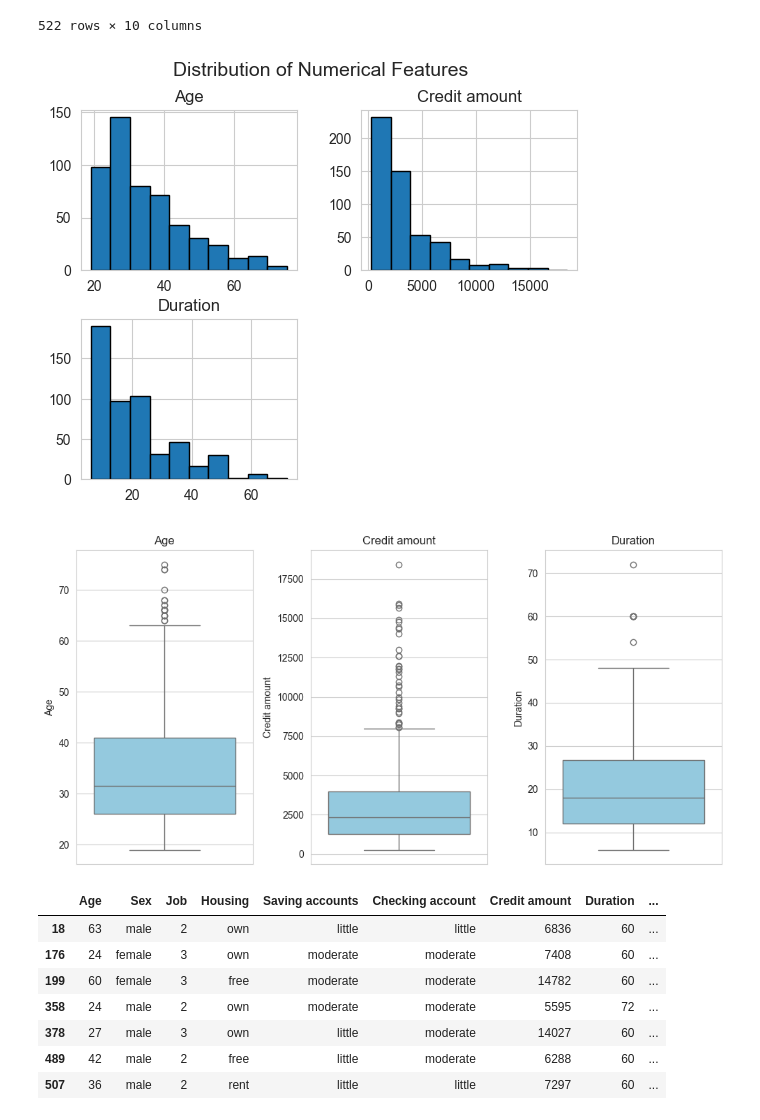
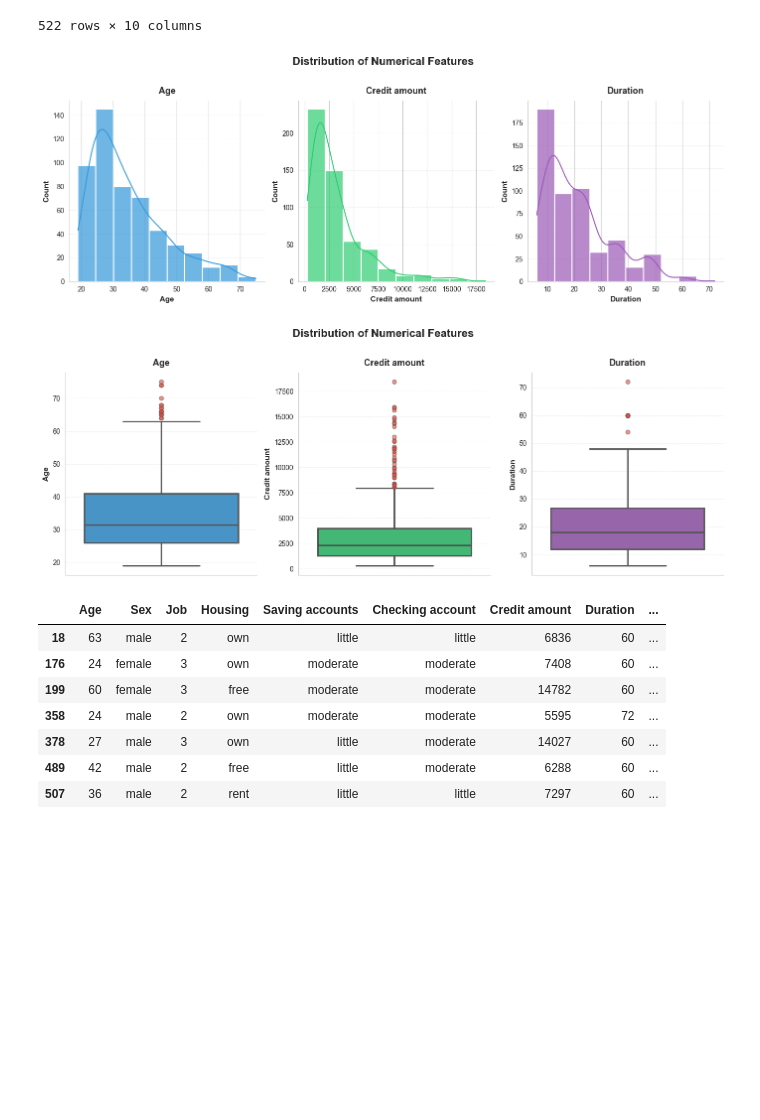
Before and after one commit to MateuszGruntkowski/Credit-Risk-Modeling, a Jupyter notebook: eda.ipynb, the cells around one changed output. Saved outputs shown, nothing was run; the diff lists cells and outputs as text; code cells hidden in the pictures; blank space fills up the shorter version.

Commit message:
Improved plots

```diff
--- a/eda.ipynb
+++ b/eda.ipynb
@@ -130,21 +130,64 @@ df
 | 521 | 27 | male | 2 | own | moderate | moderate | 4576 | 45 | ... |
 522 rows × 10 columns
 # %%
-df[["Age", "Credit amount", "Duration"]].hist(bins = 10, edgecolor = "black")
-plt.suptitle("Distribution of Numerical Features", fontsize = 14)
+fig, axes = plt.subplots(1, 3, figsize=(14, 5))
+fig.patch.set_facecolor('white')
+
+colors = ['#3498db', '#2ecc71', '#9b59b6']
+columns = ["Age", "Credit amount", "Duration"]
+
+axes_flat = axes.flatten()
+
+for i, col in enumerate(columns):
+    ax = axes_flat[i]
+
+    sns.histplot(data=df, x=col, bins=10, kde=True,
+                 color=colors[i], alpha=0.7,
+                 edgecolor='white', linewidth=1.5, ax=ax)
+
+    ax.set_title(col, fontsize=13, fontweight='bold', pad=10)
+    ax.set_xlabel(col, fontsize=11, fontweight='bold')
+    ax.set_ylabel('Count', fontsize=11, fontweight='bold')
+    ax.grid(axis='y', alpha=0.3, linestyle='--', linewidth=0.7)
+    ax.set_axisbelow(True)
+
+    ax.spines['top'].set_visible(False)
+    ax.spines['right'].set_visible(False)
+
+plt.suptitle("Distribution of Numerical Features", fontsize=16, fontweight='bold', y=1.02)
+plt.tight_layout()
 plt.show()
 # %% [output]
-[figure, old version]
+[figure, new version]
 # %%
-plt.figure(figsize = (10, 5))
-for i, col in enumerate(["Age", "Credit amount", "Duration"]):
-    plt.subplot(1, 3, i+1)
-    sns.boxplot(y = df[col], color = "skyblue")
-    plt.title(col)
+fig, axes = plt.subplots(1, 3, figsize=(14, 5))
+fig.patch.set_facecolor('white')
+
+colors = ['#3498db', '#2ecc71', '#9b59b6']
+columns = ["Age", "Credit amount", "Duration"]
+
+axes_flat = axes.flatten()
+
+for i, col in enumerate(columns):
+    ax = axes_flat[i]
+
+    sns.boxplot(y=df[col], color=colors[i], linewidth=2,
+                flierprops=dict(marker='o', markerfacecolor='#e74c3c', markersize=6, alpha=0.6),
+                ax=ax)
+
+    ax.set_title(col, fontsize=13, fontweight='bold', pad=10)
+    ax.set_ylabel(col, fontsize=11, fontweight='bold')
+    ax.grid(axis='y', alpha=0.3, linestyle='--', linewidth=0.7)
+    ax.set_axisbelow(True)
+
+    ax.spines['top'].set_visible(False)
+    ax.spines['right'].set_visible(False)
+
+plt.suptitle("Distribution of Numerical Features", fontsize=16, fontweight='bold', y=1.02)
 plt.tight_layout()
 plt.show()
 # %% [output]
-[figure, old version]
+[figure, new version]
 # %%
 df[df["Duration"] >= 60]
 # %% [output]
```
Also changed, not shown: parts of 5 cells of this notebook.
